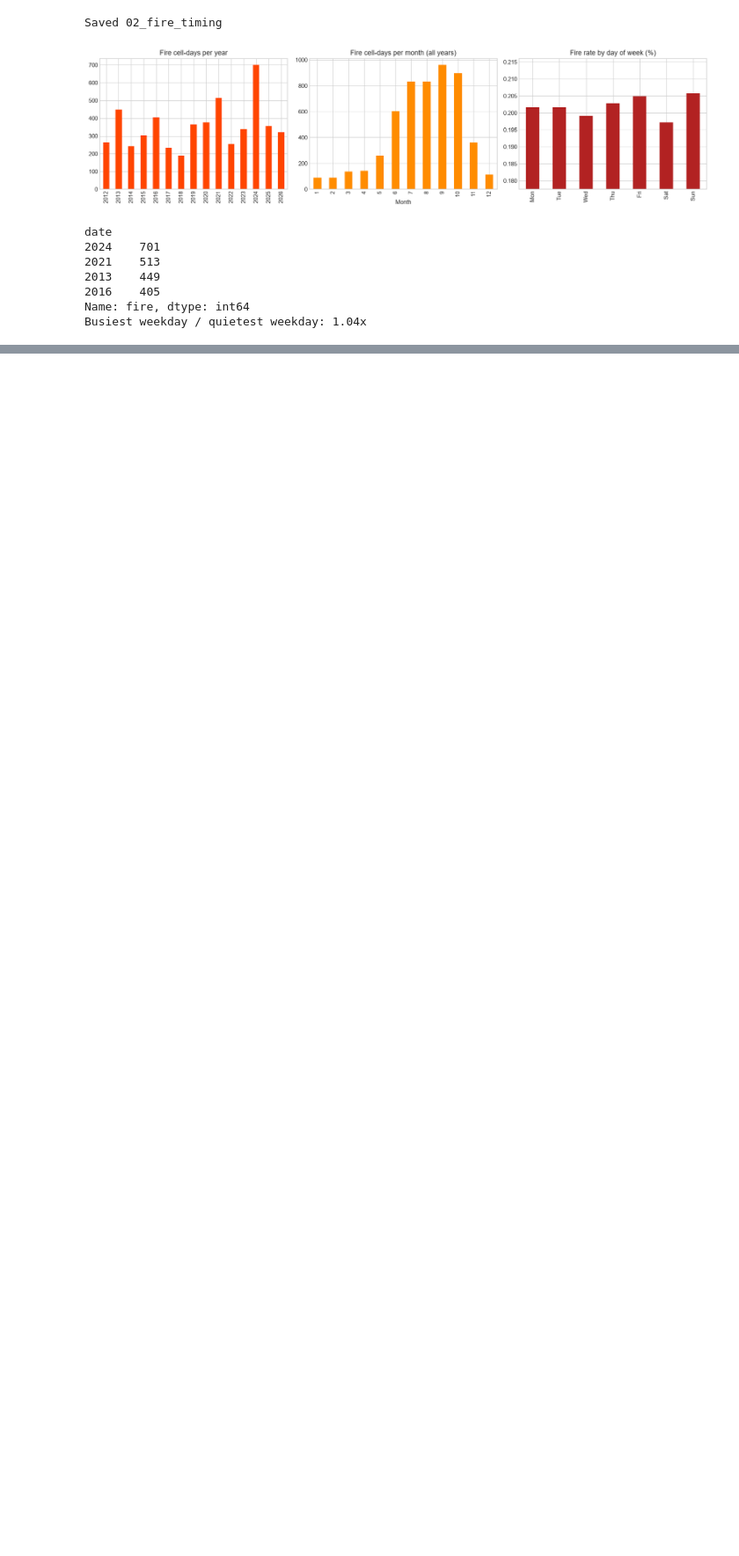
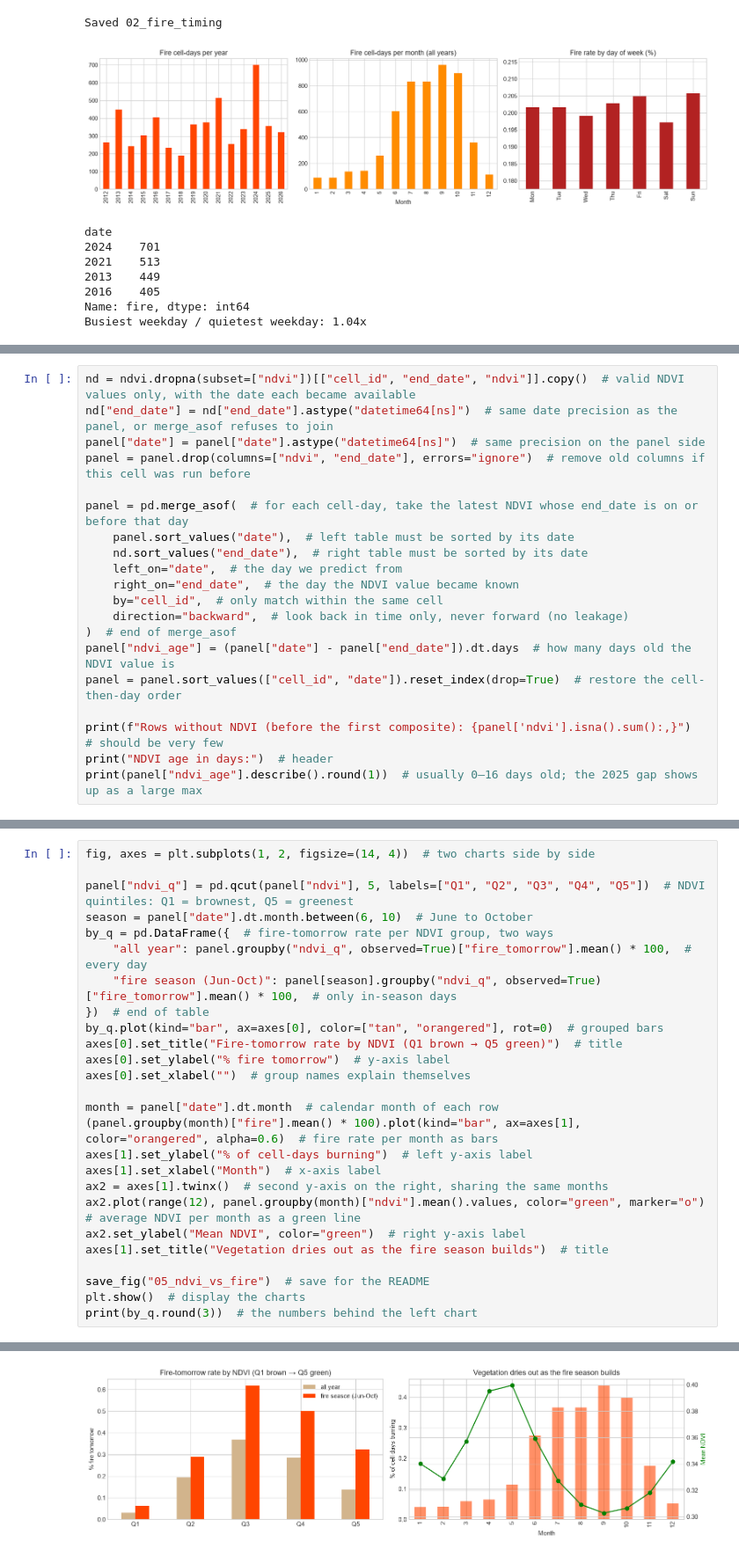
Before and after one commit to HasanOmeis/lebanon-wildfire-risk, a Jupyter notebook: notebooks/06_eda.ipynb, the cells around one changed output, grey strips where cells are left out. Shown at 88% size. Saved outputs shown, nothing was run; the diff lists cells and outputs as text; blank space fills up the shorter version.

```diff
--- a/notebooks/06_eda.ipynb
+++ b/notebooks/06_eda.ipynb
@@ -157,0 +327,20 @@ Busiest weekday / quietest weekday: 1.04x
+# %%
+nd = ndvi.dropna(subset=["ndvi"])[["cell_id", "end_date", "ndvi"]].copy()  # valid NDVI values only, with the date each became available
+nd["end_date"] = nd["end_date"].astype("datetime64[ns]")  # same date precision as the panel, or merge_asof refuses to join
+panel["date"] = panel["date"].astype("datetime64[ns]")  # same precision on the panel side
+panel = panel.drop(columns=["ndvi", "end_date"], errors="ignore")  # remove old columns if this cell was run before
+
+panel = pd.merge_asof(  # for each cell-day, take the latest NDVI whose end_date is on or before that day
+    panel.sort_values("date"),  # left table must be sorted by its date
+    nd.sort_values("end_date"),  # right table must be sorted by its date
+    left_on="date",  # the day we predict from
+    right_on="end_date",  # the day the NDVI value became known
+    by="cell_id",  # only match within the same cell
+    direction="backward",  # look back in time only, never forward (no leakage)
+)  # end of merge_asof
+panel["ndvi_age"] = (panel["date"] - panel["end_date"]).dt.days  # how many days old the NDVI value is
+panel = panel.sort_values(["cell_id", "date"]).reset_index(drop=True)  # restore the cell-then-day order
+
+print(f"Rows without NDVI (before the first composite): {panel['ndvi'].isna().sum():,}")  # should be very few
+print("NDVI age in days:")  # header
+print(panel["ndvi_age"].describe().round(1))  # usually 0–16 days old; the 2025 gap shows up as a large max
@@ -157,0 +359,27 @@ Busiest weekday / quietest weekday: 1.04x
+# %%
+fig, axes = plt.subplots(1, 2, figsize=(14, 4))  # two charts side by side
+
+panel["ndvi_q"] = pd.qcut(panel["ndvi"], 5, labels=["Q1", "Q2", "Q3", "Q4", "Q5"])  # NDVI quintiles: Q1 = brownest, Q5 = greenest
+season = panel["date"].dt.month.between(6, 10)  # June to October
+by_q = pd.DataFrame({  # fire-tomorrow rate per NDVI group, two ways
+    "all year": panel.groupby("ndvi_q", observed=True)["fire_tomorrow"].mean() * 100,  # every day
+    "fire season (Jun-Oct)": panel[season].groupby("ndvi_q", observed=True)["fire_tomorrow"].mean() * 100,  # only in-season days
+})  # end of table
+by_q.plot(kind="bar", ax=axes[0], color=["tan", "orangered"], rot=0)  # grouped bars
+axes[0].set_title("Fire-tomorrow rate by NDVI (Q1 brown → Q5 green)")  # title
+axes[0].set_ylabel("% fire tomorrow")  # y-axis label
+axes[0].set_xlabel("")  # group names explain themselves
+
+month = panel["date"].dt.month  # calendar month of each row
+(panel.groupby(month)["fire"].mean() * 100).plot(kind="bar", ax=axes[1], color="orangered", alpha=0.6)  # fire rate per month as bars
+axes[1].set_ylabel("% of cell-days burning")  # left y-axis label
+axes[1].set_xlabel("Month")  # x-axis label
+ax2 = axes[1].twinx()  # second y-axis on the right, sharing the same months
+ax2.plot(range(12), panel.groupby(month)["ndvi"].mean().values, color="green", marker="o")  # average NDVI per month as a green line
+ax2.set_ylabel("Mean NDVI", color="green")  # right y-axis label
+axes[1].set_title("Vegetation dries out as the fire season builds")  # title
+
+save_fig("05_ndvi_vs_fire")  # save for the README
+plt.show()  # display the charts
+print(by_q.round(3))  # the numbers behind the left chart
+# %% [output]
@@ -157,0 +387 @@ Busiest weekday / quietest weekday: 1.04x
+[figure, added]
```
Also changed, not shown: parts of 23 cells of this notebook.
